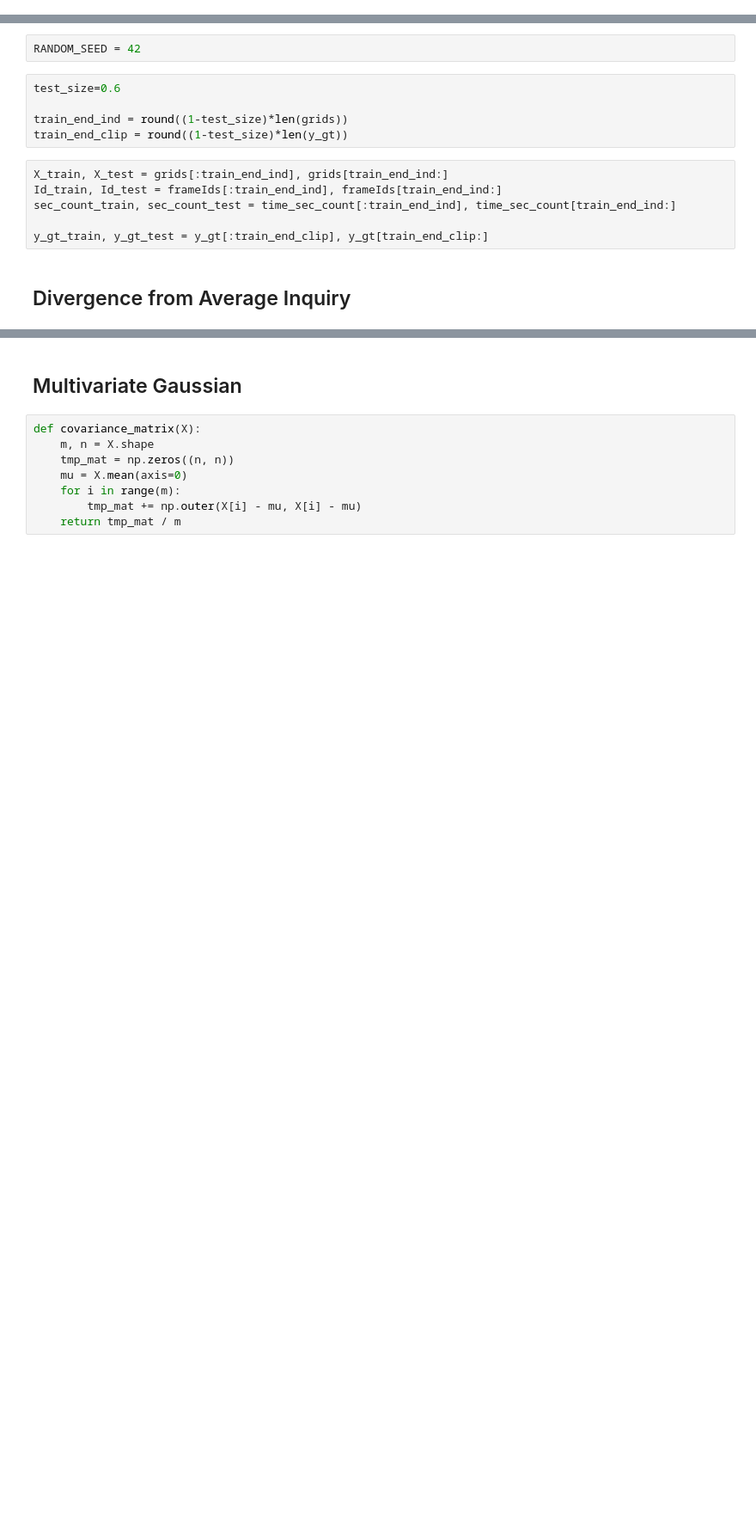
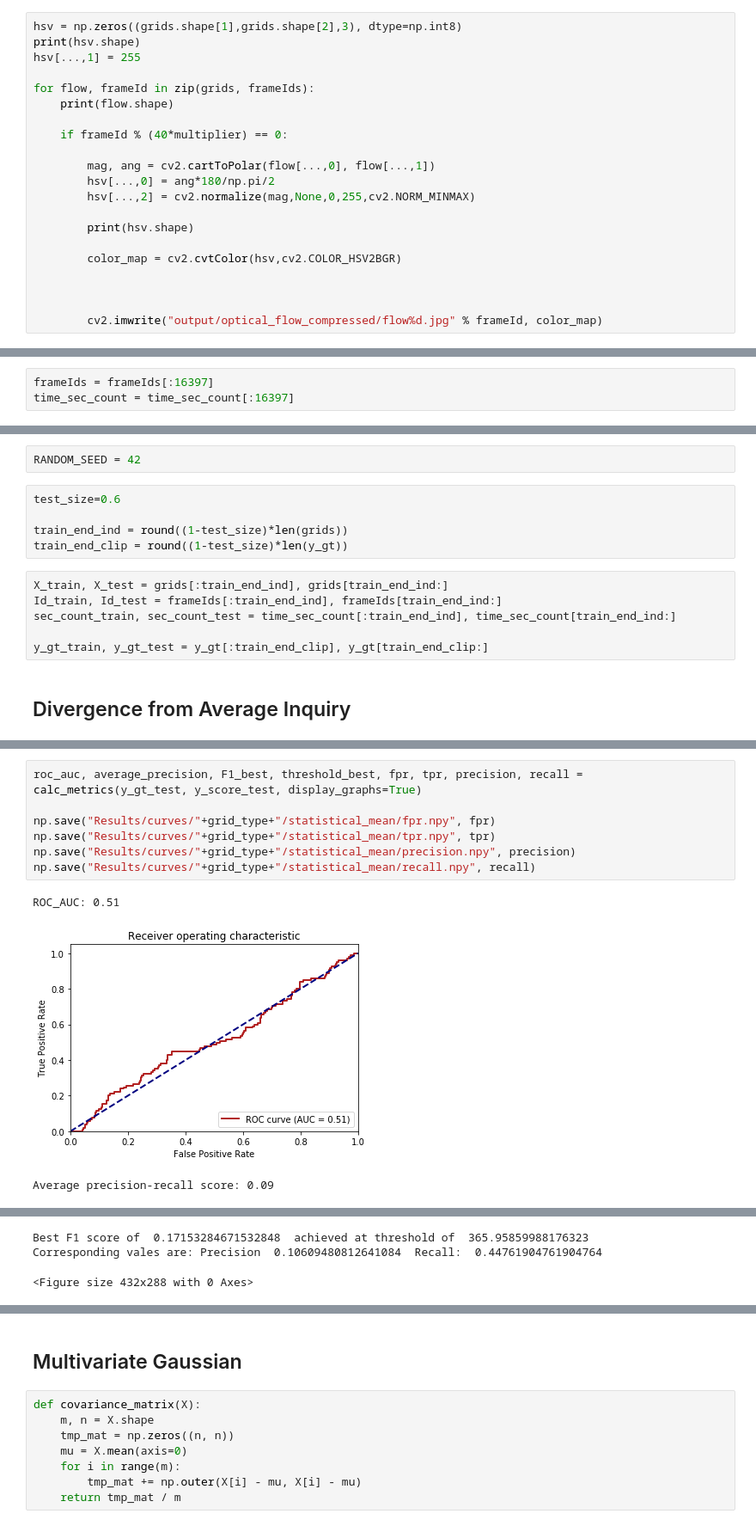
Before and after one commit to erenkopuz/FYP, a Jupyter notebook: video_processing/process_video.ipynb, the cells around one changed output, grey strips where cells are left out. Shown at 86% size. Saved outputs shown, nothing was run; the diff lists cells and outputs as text; blank space fills up the shorter version.

```diff
--- a/video_processing/process_video.ipynb
+++ b/video_processing/process_video.ipynb
@@ -888,0 +707,21 @@ print(grids_test.shape)
+# %%
+hsv = np.zeros((grids.shape[1],grids.shape[2],3), dtype=np.int8)
+print(hsv.shape)
+hsv[...,1] = 255
+
+for flow, frameId in zip(grids, frameIds):
+    print(flow.shape)
+
+    if frameId % (40*multiplier) == 0:
+
+        mag, ang = cv2.cartToPolar(flow[...,0], flow[...,1])
+        hsv[...,0] = ang*180/np.pi/2
+        hsv[...,2] = cv2.normalize(mag,None,0,255,cv2.NORM_MINMAX)
+
+        print(hsv.shape)
+
+        color_map = cv2.cvtColor(hsv,cv2.COLOR_HSV2BGR)
+
+
+
+        cv2.imwrite("output/optical_flow_compressed/flow%d.jpg" % frameId, color_map)
@@ -1080,0 +1035,3 @@ if grid_type == 'flow':
+# %%
+frameIds = frameIds[:16397]
+time_sec_count = time_sec_count[:16397]
@@ -1144,0 +1111,11 @@ Best F1 score of  0.1871345029239766  achieved at threshold of  12105.8977089129
+# %%
+roc_auc, average_precision, F1_best, threshold_best, fpr, tpr, precision, recall = calc_metrics(y_gt_test, y_score_test, display_graphs=True)
+
+np.save("Results/curves/"+grid_type+"/statistical_mean/fpr.npy", fpr)
+np.save("Results/curves/"+grid_type+"/statistical_mean/tpr.npy", tpr)
+np.save("Results/curves/"+grid_type+"/statistical_mean/precision.npy", precision)
+np.save("Results/curves/"+grid_type+"/statistical_mean/recall.npy", recall)
+# %% [output]
+ROC_AUC: 0.51
+[figure, added]
+Average precision-recall score: 0.09
@@ -1144,0 +1123,3 @@ Best F1 score of  0.1871345029239766  achieved at threshold of  12105.8977089129
+Best F1 score of  0.17153284671532848  achieved at threshold of  365.95859988176323
+Corresponding vales are: Precision  0.10609480812641084  Recall:  0.44761904761904764
+<Figure size 432x288 with 0 Axes>
```
Also changed, not shown: parts of 76 cells of this notebook.
